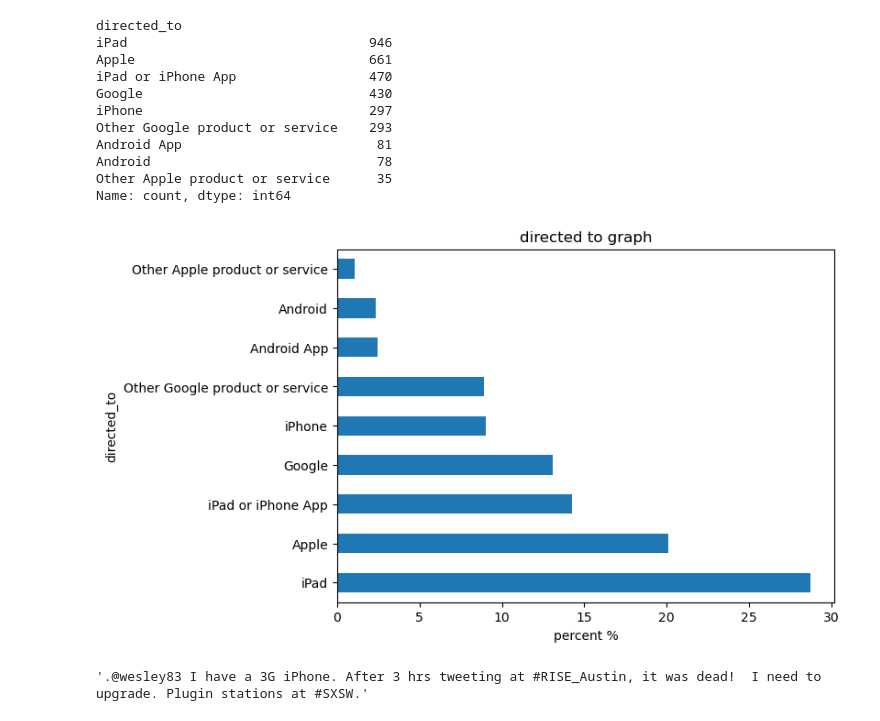
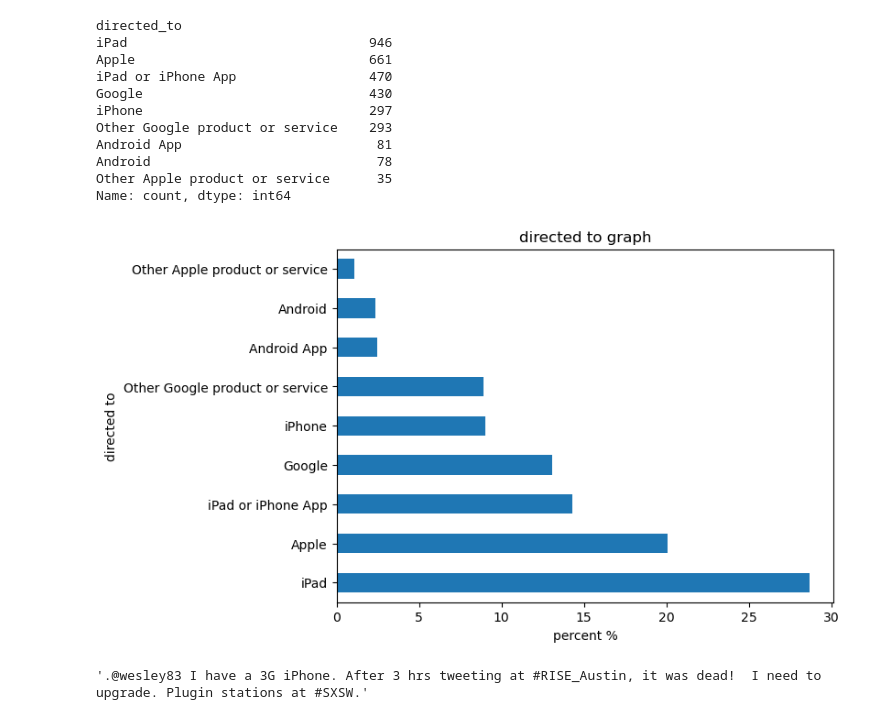
Before and after one commit to Djohnson1313/classifying_tweets, a Jupyter notebook: notebook.ipynb, the cells around one changed output. Saved outputs shown, nothing was run; the diff lists cells and outputs as text; code cells hidden in the pictures.

```diff
--- a/notebook.ipynb
+++ b/notebook.ipynb
@@ -353,10 +358,11 @@ Name: count, dtype: int64
 # %%
 fig, ax = plt.subplots(figsize = (7,5)) # create figure
 direction_bar = df['directed_to'].value_counts(normalize=True) * 100 # assign what values to count
 direction_bar.plot(kind='barh') # type of graph
-ax.set_xlabel('percent %') # label y axis
+ax.set_xlabel('percent %') # label x axis
+ax.set_ylabel('directed to') # label y axis
 ax.set_title('directed to graph') # title
 plt.show(); # output
 # %% [output]
-[figure, old version]
+[figure, new version]
 # %%
```
Also changed, not shown: parts of 128 cells of this notebook.
